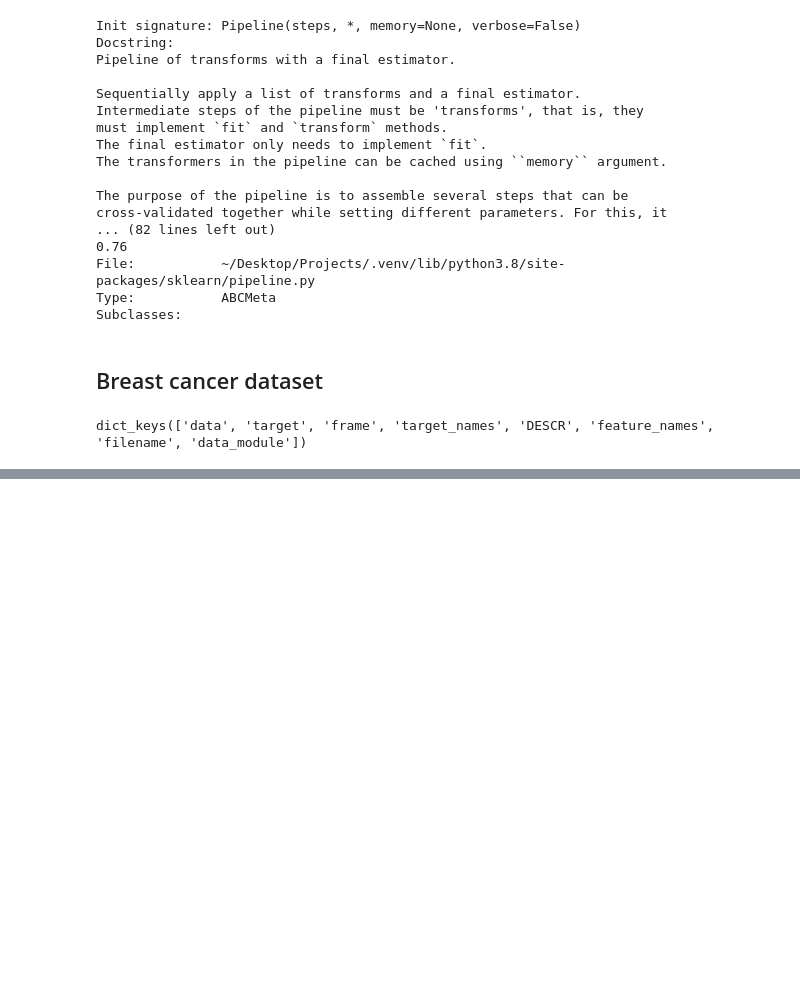
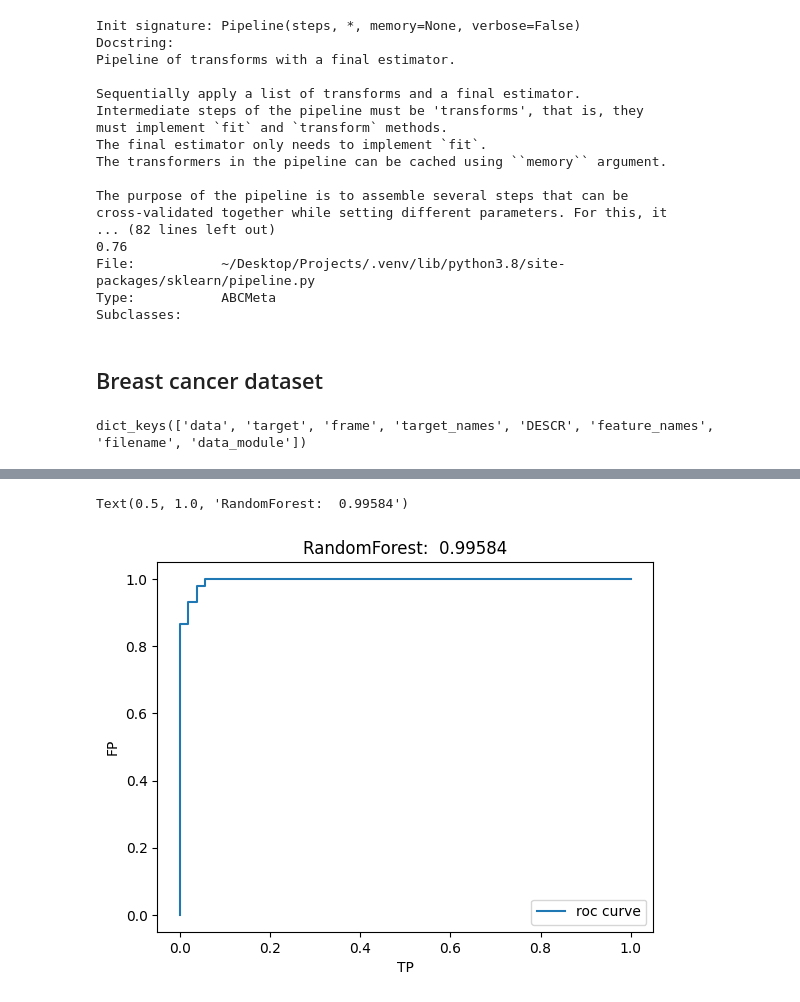
Before and after one commit to abhishekde95/Projects, a Jupyter notebook: DS/ML_prep/sklearn.ipynb, the cells around one changed output, grey strips where cells are left out. Saved outputs shown, nothing was run; the diff lists cells and outputs as text; code cells hidden in the pictures; blank space fills up the shorter version.

```diff
--- a/DS/ML_prep/sklearn.ipynb
+++ b/DS/ML_prep/sklearn.ipynb
@@ -541,0 +656,10 @@ bc_dataset["data"]
+# %%
+a, b, c = roc_curve(Y_test, forest2.predict_proba(X_test)[:, 1])
+plt.plot(a,b, label="roc curve")
+plt.xlabel("TP")
+plt.ylabel("FP")
+plt.legend()
+plt.title(f"RandomForest: {roc_auc_score(Y_test, forest2.predict_proba(X_test)[:, 1]): .5f}")
+# %% [output]
+Text(0.5, 1.0, 'RandomForest:  0.99584')
+[figure, added]
```
Also changed, not shown: parts of 18 cells of this notebook, 2 other files.
